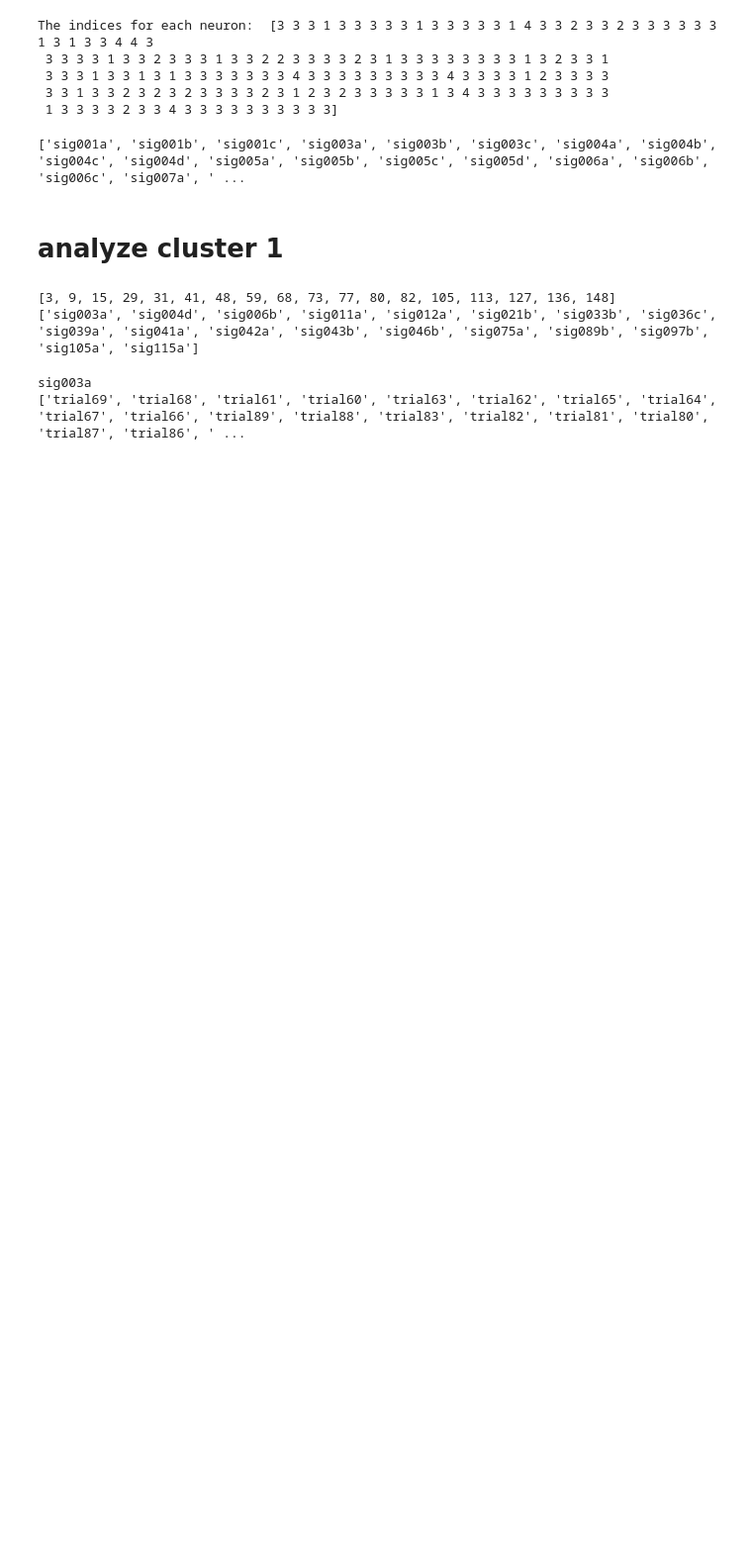
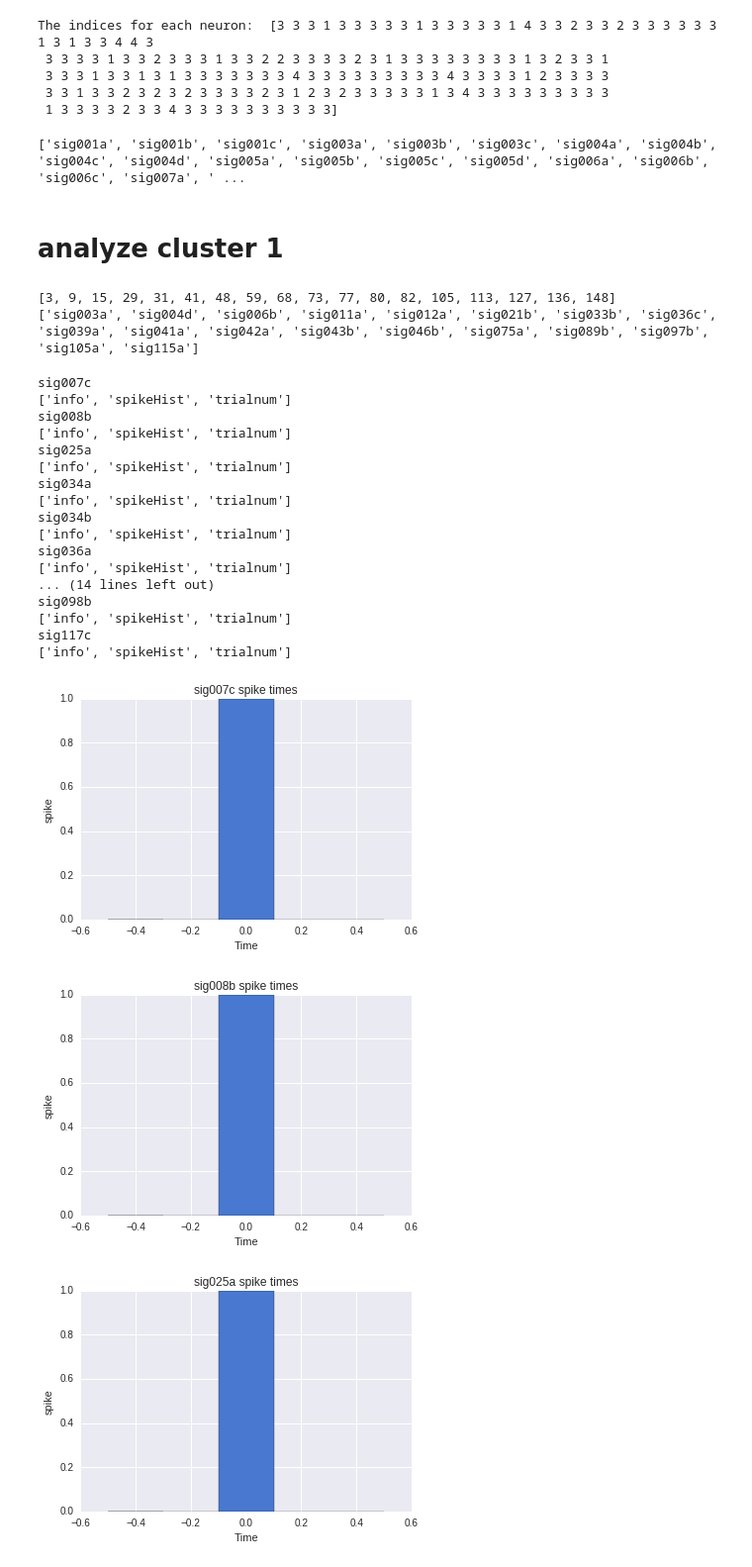
Before and after one commit to ncsl/motorControl-InputOutputModels, a Jupyter notebook: notebook/Spectral Clustered Visualization.ipynb, the cells around one changed output. Shown at 99% size. Saved outputs shown, nothing was run; the diff lists cells and outputs as text; code cells hidden in the pictures; blank space fills up the shorter version.

```diff
--- a/notebook/Spectral Clustered Visualization.ipynb
+++ b/notebook/Spectral Clustered Visualization.ipynb
@@ -122,18 +122,41 @@ print cluster_neurons
 # %%
 for neuron in cluster_neurons:
     print neuron
     data = loadmat(os.path.join(binNeuronDir, neuron))
     binned_neuron = data['binned_neuron']
     push = binned_neuron['push']
     trials = push.keys()
 
     # just look at 1 trial
     extrial = push['trial1']
+    spikes = extrial['spikeHist']
+    print extrial.keys()
+    fig = plt.figure()
+    plt.hist(spikes[spikes != 0], bins=5)
+    plt.title(neuron + ' spike times')
+    plt.xlabel('Time')
+    plt.ylabel('spike')
+#     print push.keys()
 
-    print extrial.keys()
-    print push.keys()
-
-    break
+#     break
 # %% [output]
-sig003a
-['trial69', 'trial68', 'trial61', 'trial60', 'trial63', 'trial62', 'trial65', 'trial64', 'trial67', 'trial66', 'trial89', 'trial88', 'trial83', 'trial82', 'trial81', 'trial80', 'trial87', 'trial86', ' ...
+sig007c
+['info', 'spikeHist', 'trialnum']
+sig008b
+['info', 'spikeHist', 'trialnum']
+sig025a
+['info', 'spikeHist', 'trialnum']
+sig034a
+['info', 'spikeHist', 'trialnum']
+sig034b
+['info', 'spikeHist', 'trialnum']
+sig036a
+['info', 'spikeHist', 'trialnum']
+... (14 lines left out)
+sig098b
+['info', 'spikeHist', 'trialnum']
+sig117c
+['info', 'spikeHist', 'trialnum']
+[figure, added]
+[figure, added]
+[figure, added]
```
Also changed, not shown: parts of 4 cells of this notebook, 8 other files.
